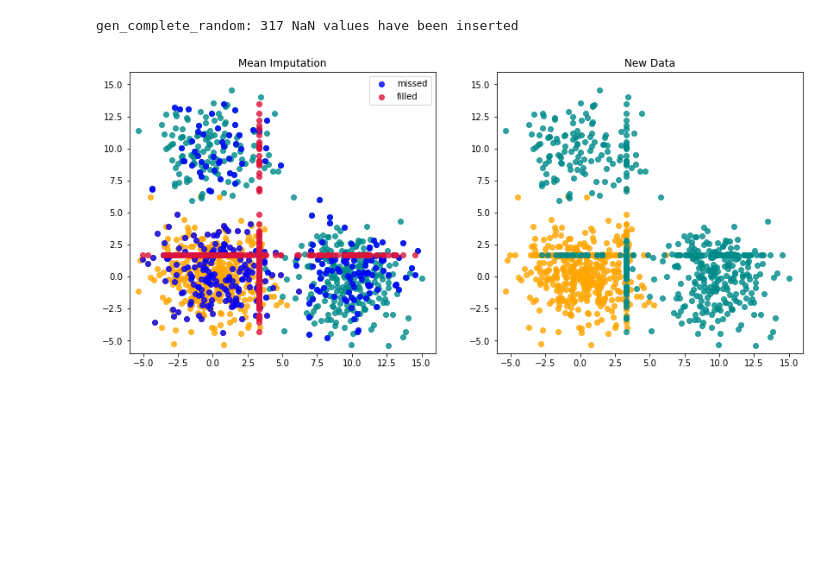
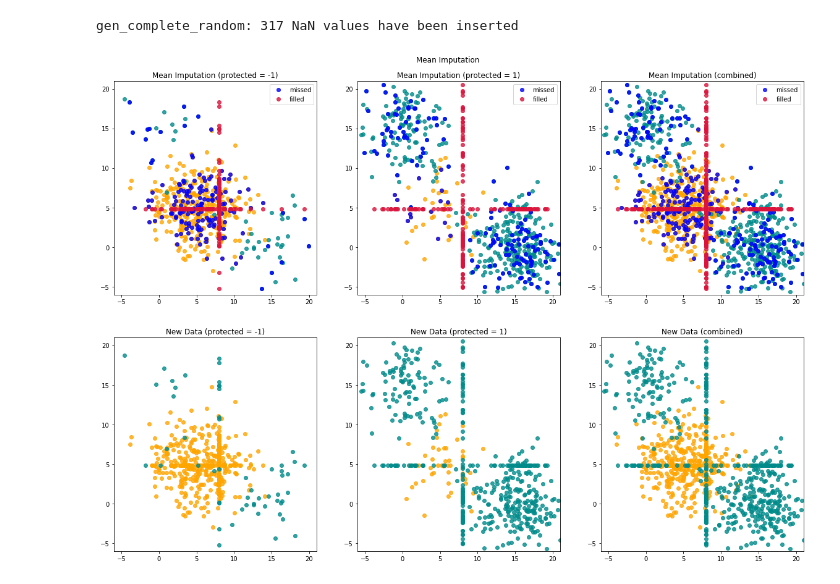
Before and after one commit to teamclouday/DataImputation, a Jupyter notebook: notebooks/Data Synthesis.ipynb, the cells around one changed output. Cells and saved outputs as stored; diff of their text form; code cells hidden in the pictures; blank space fills up the shorter version.

Commit message:
update data test

```diff
--- a/notebooks/Data Synthesis.ipynb
+++ b/notebooks/Data Synthesis.ipynb
@@ -16,8 +17,10 @@ from sklearn.preprocessing import StandardScaler
 from sklearn.metrics import confusion_matrix, accuracy_score
 from imblearn.over_sampling import SMOTE
 # %%
+data_size = 1000
 # target
-Y = np.random.randint(0, 2, 1000)
+Y = np.random.randint(0, 2, data_size)
+Y = Y * 2 - 1
 # %%
 # protected attribute dependent on target to produce bias
 YP_corr = 0.8
@@ -34,14 +36,14 @@ array([[1.        , 0.66805872],
 # %%
 # 3 clusters dependent on target
-center0 = (0, 0)   # target 0
-center1 = (0, 10) # target 1
-center2 = (10, 0)   # target 1
+center0 = (5, 5)   # target 0
+center1 = (0, 15) # target 1
+center2 = (15, 0)   # target 1
 Y_unique = np.unique(Y, return_counts=True)
-Y0_size = Y_unique[1][np.where(Y_unique[0] == 0)][0]
+Y0_size = Y_unique[1][np.where(Y_unique[0] == -1)][0]
 Y1_size = Y_unique[1][np.where(Y_unique[0] == 1)][0]
-X_cluster0 = np.array([*center0]) + 2.0 * np.random.randn(Y0_size, 2)
-X_cluster1 = np.array([*center1]) + 2.0 * np.random.randn(Y1_size//3, 2)
-X_cluster2 = np.array([*center2]) + 2.0 * np.random.randn(Y1_size-Y1_size//3, 2)
+X_cluster0 = np.array([*center0]) + 3.0 * np.random.randn(Y0_size, 2)
+X_cluster1 = np.array([*center1]) + 3.0 * np.random.randn(Y1_size//3, 2)
+X_cluster2 = np.array([*center2]) + 3.0 * np.random.randn(Y1_size-Y1_size//3, 2)
 X_cluster12 = np.concatenate([X_cluster1, X_cluster2], axis=0)
 np.random.shuffle(X_cluster12)
 X = np.concatenate([X_cluster0, X_cluster12], axis=0)
@@ -85,28 +111,64 @@ gen_complete_random: 317 NaN values have been inserted
 # %%
 idx_miss = data_miss.X.isnull().sum(axis=1).to_numpy()
 methods = {
     "Mean Imputation": complete_by_mean_col,
     "Similar Imputation": complete_by_similar_row,
     "Multiple Imputation": complete_by_multi,
 }
 for name, method_fn in methods.items():
     data_complete = method_fn(data_miss)
     if name == "Multiple Imputation": data_complete = data_complete[0]
     data_complete = data_complete.X.to_numpy()
-    fig, axes = plt.subplots(1, 2, figsize=(14, 6))
-    axes[0].scatter(X[np.where(Y == 0)][:, 0], X[np.where(Y == 0)][:, 1], c="orange", alpha=0.8)
-    axes[0].scatter(X[np.where(Y == 1)][:, 0], X[np.where(Y == 1)][:, 1], c="darkcyan", alpha=0.8)
-    axes[0].scatter(X[np.where(idx_miss > 0)][:, 0], X[np.where(idx_miss > 0)][:, 1], c="blue", label="missed", alpha=0.8)
-    axes[0].scatter(data_complete[np.where(idx_miss > 0)][:, 0], data_complete[np.where(idx_miss > 0)][:, 1], c="crimson", label="filled", alpha=0.8)
-    axes[0].set_title(name)
-    axes[0].set_xlim([-6, 16])
-    axes[0].set_ylim([-6, 16])
-    axes[0].legend(loc="best")
-    axes[1].scatter(data_complete[np.where(Y == 0)][:, 0], data_complete[np.where(Y == 0)][:, 1], c="orange", alpha=0.8)
-    axes[1].scatter(data_complete[np.where(Y == 1)][:, 0], data_complete[np.where(Y == 1)][:, 1], c="darkcyan", alpha=0.8)
-    axes[1].set_title("New Data")
-    axes[1].set_xlim([-6, 16])
-    axes[1].set_ylim([-6, 16])
+    plotDataOrig = np.concatenate([X, Y.reshape(-1, 1)], axis=1)
+    plotDataNew = np.concatenate([data_complete, Y.reshape(-1, 1), idx_miss.reshape(-1, 1)], axis=1)
+    plotX1Orig = plotDataOrig[np.where(plotDataOrig[:, 2] == -1)]
+    plotX2Orig = plotDataOrig[np.where(plotDataOrig[:, 2] == 1)]
+    plotX1New = plotDataNew[np.where(plotDataNew[:, 2] == -1)]
+    plotX2New = plotDataNew[np.where(plotDataNew[:, 2] == 1)]
+    fig, axes = plt.subplots(2, 3, figsize=(20, 14))
+    axes[0, 0].scatter(plotX1Orig[np.where(plotX1Orig[:, -1] == -1)][:, 0], plotX1Orig[np.where(plotX1Orig[:, -1] == -1)][:, 1], c="orange", alpha=0.8)
+    axes[0, 0].scatter(plotX1Orig[np.where(plotX1Orig[:, -1] == 1)][:, 0], plotX1Orig[np.where(plotX1Orig[:, -1] == 1)][:, 1], c="darkcyan", alpha=0.8)
+    axes[0, 0].scatter(plotX1Orig[np.where(plotX1New[:, -1] > 0)][:, 0], plotX1Orig[np.where(plotX1New[:, -1] > 0)][:, 1], c="blue", label="missed", alpha=0.8)
+    axes[0, 0].scatter(plotX1New[np.where(plotX1New[:, -1] > 0)][:, 0], plotX1New[np.where(plotX1New[:, -1] > 0)][:, 1], c="crimson", label="filled", alpha=0.8)
+    axes[0, 0].set_title(name + " (protected = -1)")
+    axes[0, 0].set_xlim([-6, 21])
+    axes[0, 0].set_ylim([-6, 21])
+    axes[0, 0].legend(loc="best")
+    axes[1, 0].scatter(plotX1New[np.where(plotX1New[:, 3] == -1)][:, 0], plotX1New[np.where(plotX1New[:, 3] == -1)][:, 1], c="orange", alpha=0.8)
+    axes[1, 0].scatter(plotX1New[np.where(plotX1New[:, 3] == 1)][:, 0], plotX1New[np.where(plotX1New[:, 3] == 1)][:, 1], c="darkcyan", alpha=0.8)
+    axes[1, 0].set_title("New Data (protected = -1)")
+    axes[1, 0].set_xlim([-6, 21])
+    axes[1, 0].set_ylim([-6, 21])
+
+    axes[0, 1].scatter(plotX2Orig[np.where(plotX2Orig[:, -1] == -1)][:, 0], plotX2Orig[np.where(plotX2Orig[:, -1] == -1)][:, 1], c="orange", alpha=0.8)
+    axes[0, 1].scatter(plotX2Orig[np.where(plotX2Orig[:, -1] == 1)][:, 0], plotX2Orig[np.where(plotX2Orig[:, -1] == 1)][:, 1], c="darkcyan", alpha=0.8)
+    axes[0, 1].scatter(plotX2Orig[np.where(plotX2New[:, -1] > 0)][:, 0], plotX2Orig[np.where(plotX2New[:, -1] > 0)][:, 1], c="blue", label="missed", alpha=0.8)
+    axes[0, 1].scatter(plotX2New[np.where(plotX2New[:, -1] > 0)][:, 0], plotX2New[np.where(plotX2New[:, -1] > 0)][:, 1], c="crimson", label="filled", alpha=0.8)
+    axes[0, 1].set_title(name + " (protected = 1)")
+    axes[0, 1].set_xlim([-6, 21])
+    axes[0, 1].set_ylim([-6, 21])
+    axes[0, 1].legend(loc="best")
+    axes[1, 1].scatter(plotX2New[np.where(plotX2New[:, 3] == -1)][:, 0], plotX2New[np.where(plotX2New[:, 3] == -1)][:, 1], c="orange", alpha=0.8)
+    axes[1, 1].scatter(plotX2New[np.where(plotX2New[:, 3] == 1)][:, 0], plotX2New[np.where(plotX2New[:, 3] == 1)][:, 1], c="darkcyan", alpha=0.8)
+    axes[1, 1].set_title("New Data (protected = 1)")
+    axes[1, 1].set_xlim([-6, 21])
+    axes[1, 1].set_ylim([-6, 21])
+
+    axes[0, 2].scatter(plotDataOrig[np.where(plotDataOrig[:, -1] == -1)][:, 0], plotDataOrig[np.where(plotDataOrig[:, -1] == -1)][:, 1], c="orange", alpha=0.8)
+    axes[0, 2].scatter(plotDataOrig[np.where(plotDataOrig[:, -1] == 1)][:, 0], plotDataOrig[np.where(plotDataOrig[:, -1] == 1)][:, 1], c="darkcyan", alpha=0.8)
+    axes[0, 2].scatter(plotDataOrig[np.where(plotDataNew[:, -1] > 0)][:, 0], plotDataOrig[np.where(plotDataNew[:, -1] > 0)][:, 1], c="blue", label="missed", alpha=0.8)
+    axes[0, 2].scatter(plotDataNew[np.where(plotDataNew[:, -1] > 0)][:, 0], plotDataNew[np.where(plotDataNew[:, -1] > 0)][:, 1], c="crimson", label="filled", alpha=0.8)
+    axes[0, 2].set_title(name + " (combined)")
+    axes[0, 2].set_xlim([-6, 21])
+    axes[0, 2].set_ylim([-6, 21])
+    axes[0, 2].legend(loc="best")
+    axes[1, 2].scatter(plotDataNew[np.where(plotDataNew[:, 3] == -1)][:, 0], plotDataNew[np.where(plotDataNew[:, 3] == -1)][:, 1], c="orange", alpha=0.8)
+    axes[1, 2].scatter(plotDataNew[np.where(plotDataNew[:, 3] == 1)][:, 0], plotDataNew[np.where(plotDataNew[:, 3] == 1)][:, 1], c="darkcyan", alpha=0.8)
+    axes[1, 2].set_title("New Data (combined)")
+    axes[1, 2].set_xlim([-6, 21])
+    axes[1, 2].set_ylim([-6, 21])
+
+    fig.suptitle(name, y=0.92)
     plt.show()
 # %% [output]
-[figure, old version]
+[figure, new version]
```
Also changed, not shown: parts of 12 cells of this notebook.
